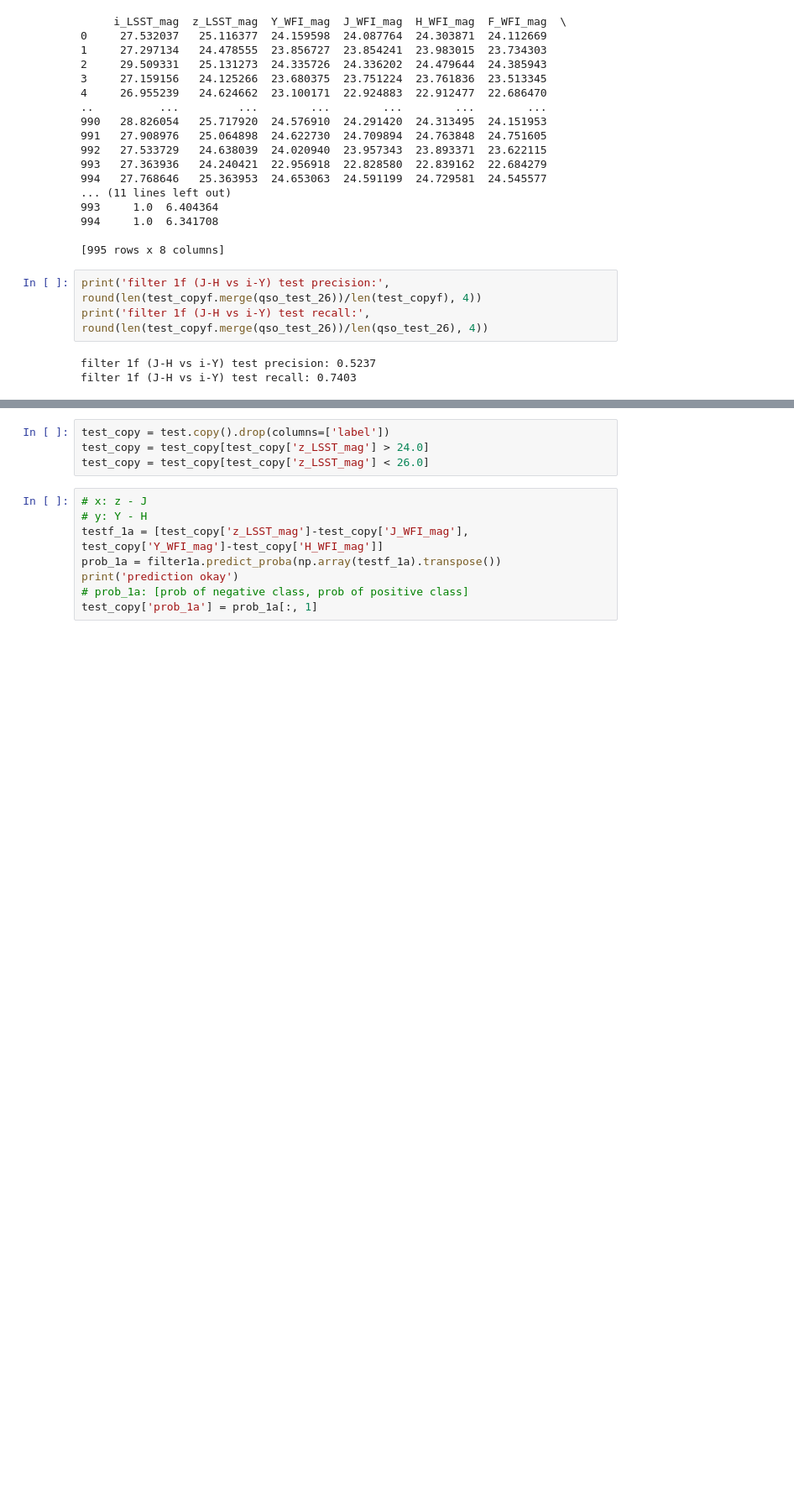
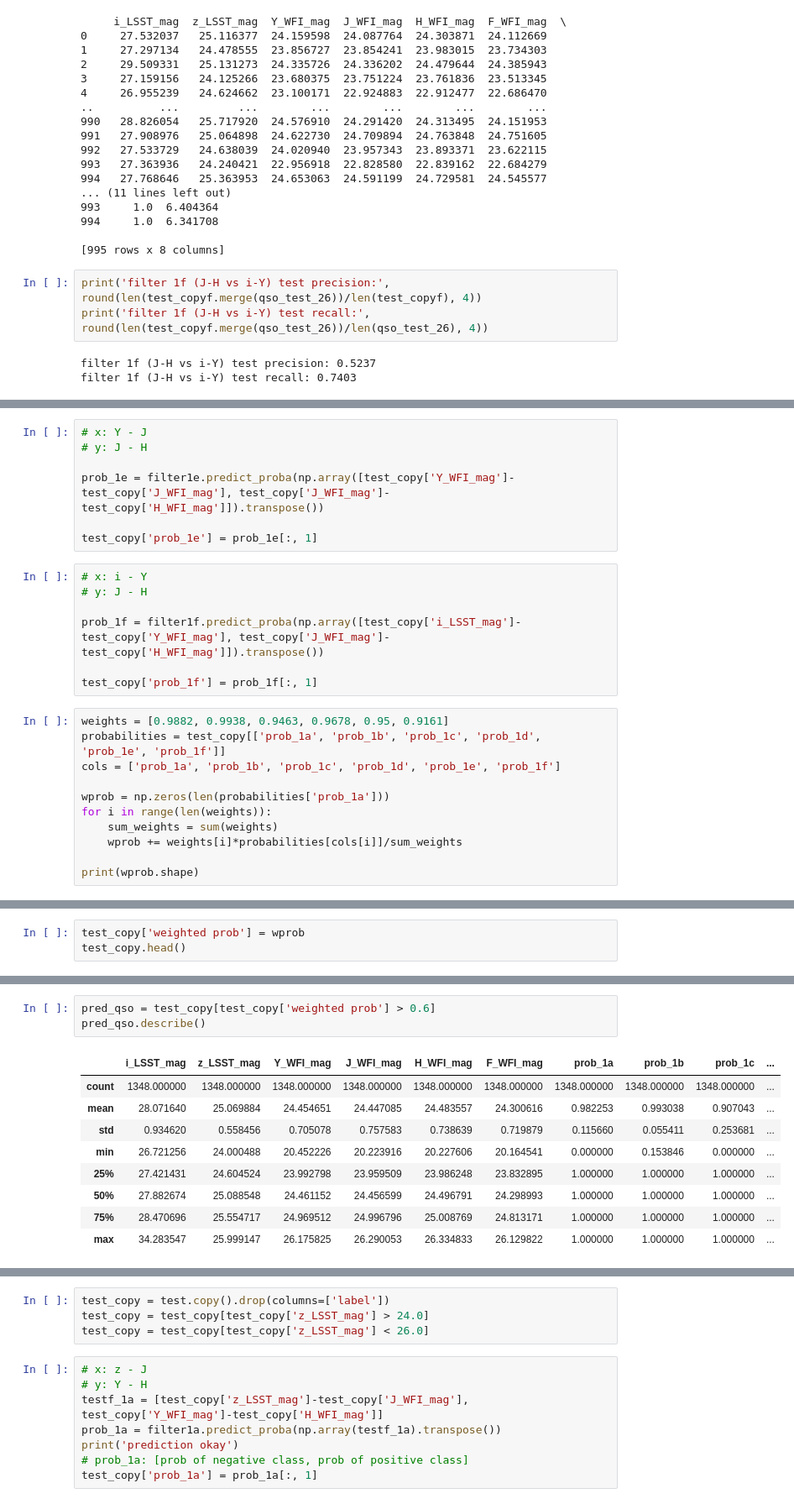
Before and after one commit to jlmaurora233/high-z-quasar-classification, a Jupyter notebook: decision boundary z_check performance.ipynb, the cells around one changed output, grey strips where cells are left out. Shown: that part at 84% size. Saved outputs shown, nothing was run; the diff lists cells and outputs as text; blank space fills up the shorter version.

Commit message:
Check each filter's performance
Includes the weighted classifier (both base ver. and adjusted ver.)

```diff
--- a/decision boundary z_check performance.ipynb
+++ b/decision boundary z_check performance.ipynb
@@ -788,0 +827,25 @@ filter 1f (J-H vs i-Y) test recall: 0.7403
+# %%
+# x: Y - J
+# y: J - H
+
+prob_1e = filter1e.predict_proba(np.array([test_copy['Y_WFI_mag']-test_copy['J_WFI_mag'], test_copy['J_WFI_mag']-test_copy['H_WFI_mag']]).transpose())
+
+test_copy['prob_1e'] = prob_1e[:, 1]
+# %%
+# x: i - Y
+# y: J - H
+
+prob_1f = filter1f.predict_proba(np.array([test_copy['i_LSST_mag']-test_copy['Y_WFI_mag'], test_copy['J_WFI_mag']-test_copy['H_WFI_mag']]).transpose())
+
+test_copy['prob_1f'] = prob_1f[:, 1]
+# %%
+weights = [0.9882, 0.9938, 0.9463, 0.9678, 0.95, 0.9161]
+probabilities = test_copy[['prob_1a', 'prob_1b', 'prob_1c', 'prob_1d', 'prob_1e', 'prob_1f']]
+cols = ['prob_1a', 'prob_1b', 'prob_1c', 'prob_1d', 'prob_1e', 'prob_1f']
+
+wprob = np.zeros(len(probabilities['prob_1a']))
+for i in range(len(weights)):
+    sum_weights = sum(weights)
+    wprob += weights[i]*probabilities[cols[i]]/sum_weights
+
+print(wprob.shape)
@@ -788,0 +854,3 @@ filter 1f (J-H vs i-Y) test recall: 0.7403
+# %%
+test_copy['weighted prob'] = wprob
+test_copy.head()
@@ -788,0 +864,13 @@ filter 1f (J-H vs i-Y) test recall: 0.7403
+# %%
+pred_qso = test_copy[test_copy['weighted prob'] > 0.6]
+pred_qso.describe()
+# %% [output]
+|  | i_LSST_mag | z_LSST_mag | Y_WFI_mag | J_WFI_mag | H_WFI_mag | F_WFI_mag | prob_1a | prob_1b | prob_1c | ... |
+| count | 1348.000000 | 1348.000000 | 1348.000000 | 1348.000000 | 1348.000000 | 1348.000000 | 1348.000000 | 1348.000000 | 1348.000000 | ... |
+| mean | 28.071640 | 25.069884 | 24.454651 | 24.447085 | 24.483557 | 24.300616 | 0.982253 | 0.993038 | 0.907043 | ... |
+| std | 0.934620 | 0.558456 | 0.705078 | 0.757583 | 0.738639 | 0.719879 | 0.115660 | 0.055411 | 0.253681 | ... |
+| min | 26.721256 | 24.000488 | 20.452226 | 20.223916 | 20.227606 | 20.164541 | 0.000000 | 0.153846 | 0.000000 | ... |
+| 25% | 27.421431 | 24.604524 | 23.992798 | 23.959509 | 23.986248 | 23.832895 | 1.000000 | 1.000000 | 1.000000 | ... |
+| 50% | 27.882674 | 25.088548 | 24.461152 | 24.456599 | 24.496791 | 24.298993 | 1.000000 | 1.000000 | 1.000000 | ... |
+| 75% | 28.470696 | 25.554717 | 24.969512 | 24.996796 | 25.008769 | 24.813171 | 1.000000 | 1.000000 | 1.000000 | ... |
+| max | 34.283547 | 25.999147 | 26.175825 | 26.290053 | 26.334833 | 26.129822 | 1.000000 | 1.000000 | 1.000000 | ... |
```
Also changed, not shown: parts of 13 cells of this notebook.
